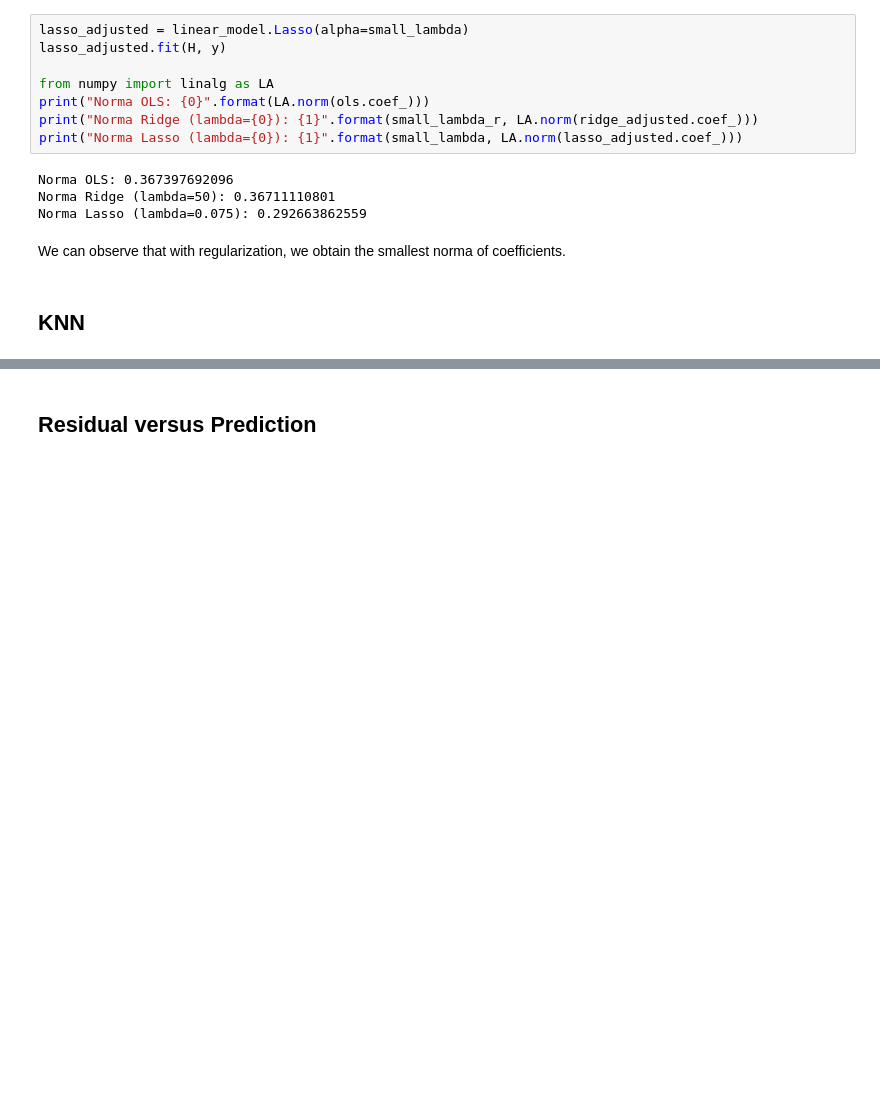
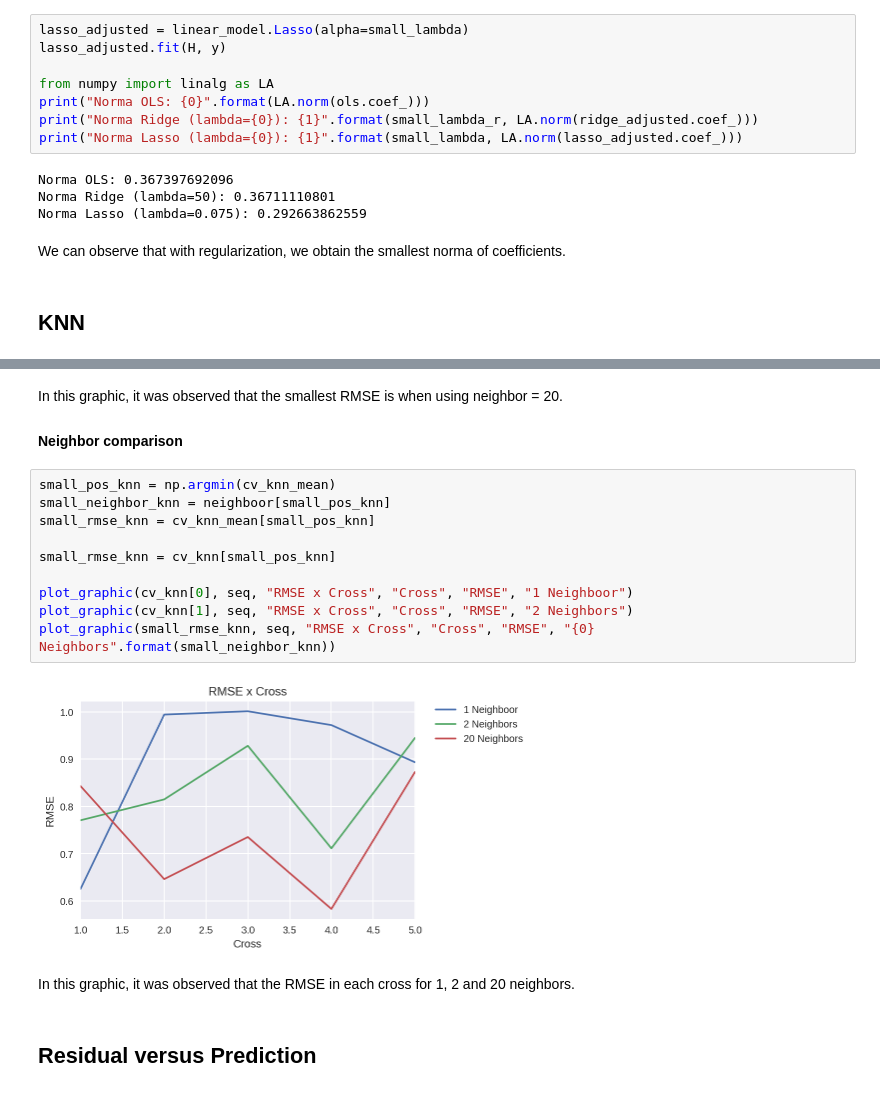
Before and after one commit to italoPontes/Machine-learning, a Jupyter notebook: Tarefas/Predicao-de-CRA-com-Regressao/Task 03.ipynb, the cells around one changed output, grey strips where cells are left out. Cells and saved outputs as stored; diff of their text form; blank space fills up the shorter version.

```diff
--- a/Tarefas/Predicao-de-CRA-com-Regressao/Task 03.ipynb
+++ b/Tarefas/Predicao-de-CRA-com-Regressao/Task 03.ipynb
@@ -267,2 +277,20 @@ We can observe that with regularization, we obtain the smallest norma of coeffic
+# %% [markdown]
+In this graphic, it was observed that the smallest RMSE is when using neighbor = 20.
+
+#### Neighbor comparison
+# %%
+small_pos_knn = np.argmin(cv_knn_mean)
+small_neighbor_knn = neighboor[small_pos_knn]
+small_rmse_knn = cv_knn_mean[small_pos_knn]
+
+small_rmse_knn = cv_knn[small_pos_knn]
+
+plot_graphic(cv_knn[0], seq, "RMSE x Cross", "Cross", "RMSE", "1 Neighboor")
+plot_graphic(cv_knn[1], seq, "RMSE x Cross", "Cross", "RMSE", "2 Neighbors")
+plot_graphic(small_rmse_knn, seq, "RMSE x Cross", "Cross", "RMSE", "{0} Neighbors".format(small_neighbor_knn))
+# %% [output]
+[figure, added]
+# %% [markdown]
+In this graphic, it was observed that the RMSE in each cross for 1, 2 and 20 neighbors.
 # %% [markdown]
 ## Residual versus Prediction
```
Also changed, not shown: parts of 6 cells of this notebook, 1 other file.
